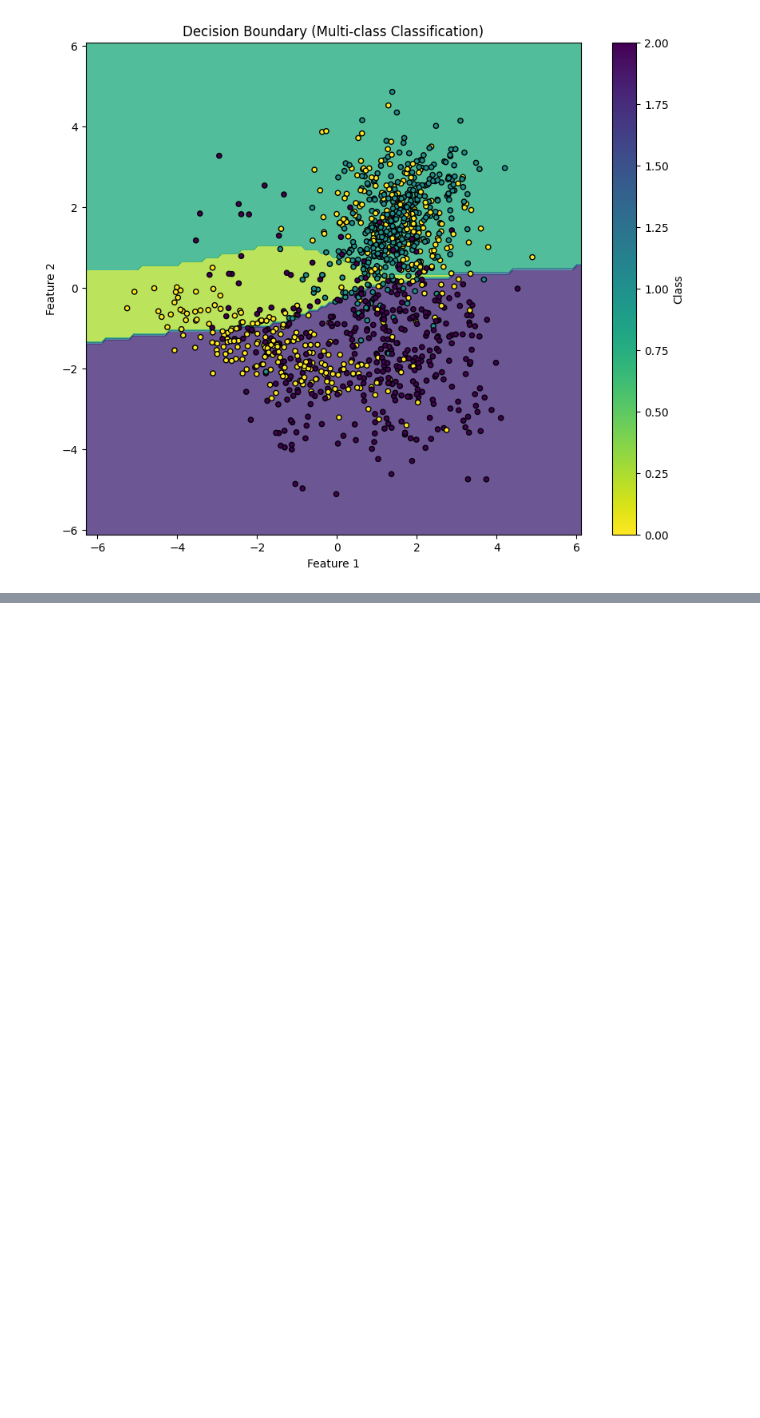
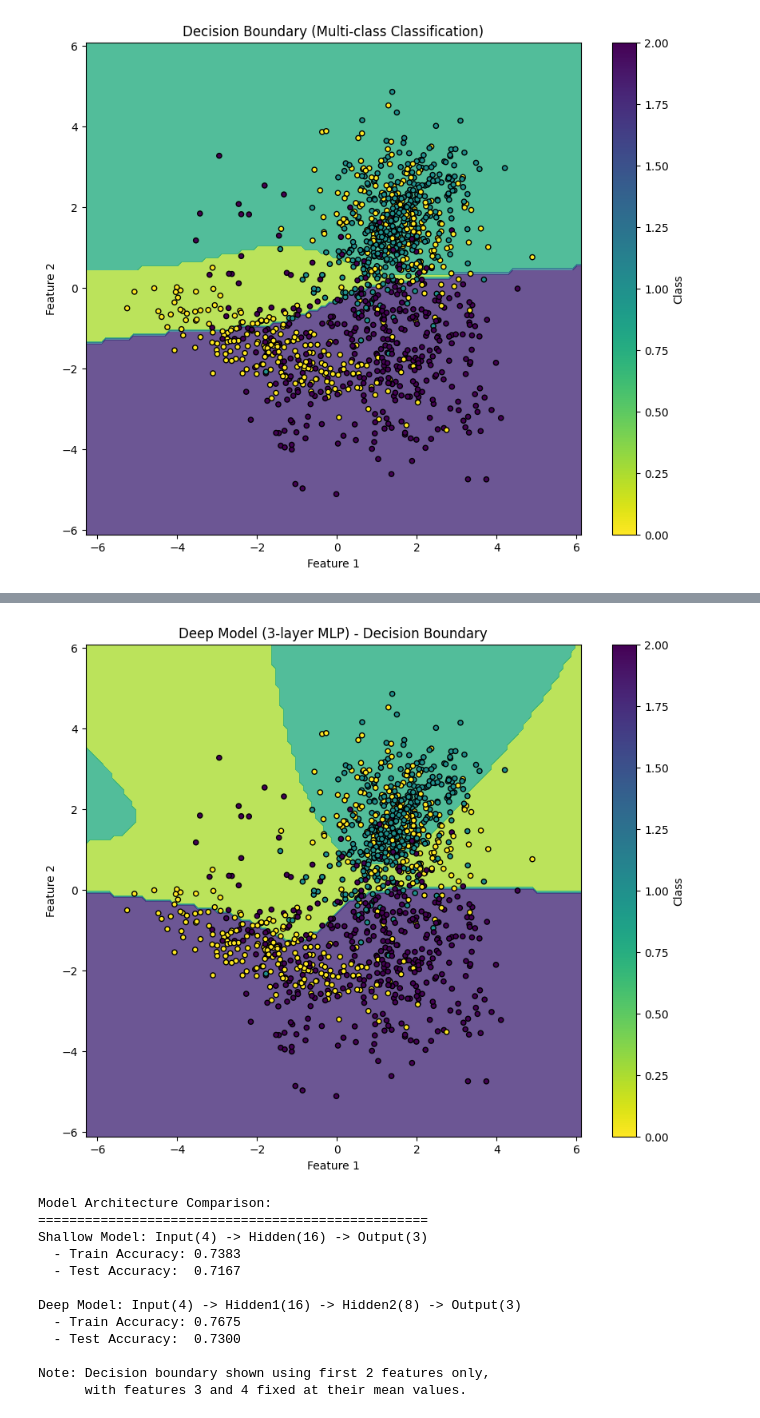
Before and after one commit to leonardoct3/mlp-ex-3, a Jupyter notebook: src/main.ipynb, the cells around one changed output, grey strips where cells are left out. Saved outputs shown, nothing was run; the diff lists cells and outputs as text; code cells hidden in the pictures; blank space fills up the shorter version.

```diff
--- a/src/main.ipynb
+++ b/src/main.ipynb
@@ -703,0 +853,16 @@ plt.show()
+# %%
+# Instantiate the deeper model with 2 hidden layers
+model_deep = MLPDeep(input_size=4, hidden1_size=16, hidden2_size=8, output_size=3, lr=0.05)
+losses = model_deep.fit(X_train, y_train, epochs=500)
+
+# Test accuracy
+train_accuracy = model_deep.accuracy(X_train, y_train)
+test_accuracy = model_deep.accuracy(X_test, y_test)
+
+print(f"\nTraining accuracy: {train_accuracy:.4f}")
+print(f"Test accuracy: {test_accuracy:.4f}")
+
+# Compare predictions with the shallow model
+print(f"\nComparison:")
+print(f"Shallow model (2-layer) - Train: {model.accuracy(X_train, y_train):.4f}, Test: {model.accuracy(X_test, y_test):.4f}")
+print(f"Deep model (3-layer) - Train: {train_accuracy:.4f}, Test: {test_accuracy:.4f}")
@@ -703,0 +887,55 @@ plt.show()
+# %%
+# Decision boundary visualization for the deeper MLP model
+# Note: We can only visualize 2D, so we'll use the first 2 features
+x_min, x_max = X[:, 0].min() - 1, X[:, 0].max() + 1
+y_min, y_max = X[:, 1].min() - 1, X[:, 1].max() + 1
+xx, yy = np.meshgrid(np.arange(x_min, x_max, 0.1), np.arange(y_min, y_max, 0.1))
+
+# Create grid points with 4 features (padding the last 2 with mean values)
+grid_2d = np.c_[xx.ravel(), yy.ravel()]
+# Pad with mean values of features 2 and 3 from training data
+grid_4d = np.column_stack([grid_2d,
+                          np.full(grid_2d.shape[0], X_train[:, 2].mean()),
+                          np.full(grid_2d.shape[0], X_train[:, 3].mean())])
+
+# Get predictions using the deep model
+Z_deep = model_deep.predict(grid_4d)
+Z_deep = Z_deep.reshape(xx.shape)
+
+# Create the visualization
+plt.figure(figsize=(10, 8))
+plt.contourf(xx, yy, Z_deep, alpha=0.8, cmap='viridis_r', levels=3)
+plt.scatter(X_train[:, 0], X_train[:, 1], c=y_train, edgecolors='k', cmap='viridis_r', s=20)
+plt.title("Deep Model (3-layer MLP) - Decision Boundary")
+plt.xlabel("Feature 1")
+plt.ylabel("Feature 2")
+plt.colorbar(label='Class')
+plt.show()
+
+# Print comparison summary
+print("\nModel Architecture Comparison:")
+print("=" * 50)
+print(f"Shallow Model: Input(4) -> Hidden(16) -> Output(3)")
+print(f"  - Train Accuracy: {model.accuracy(X_train, y_train):.4f}")
+print(f"  - Test Accuracy:  {model.accuracy(X_test, y_test):.4f}")
+print()
+print(f"Deep Model: Input(4) -> Hidden1(16) -> Hidden2(8) -> Output(3)")
+print(f"  - Train Accuracy: {model_deep.accuracy(X_train, y_train):.4f}")
+print(f"  - Test Accuracy:  {model_deep.accuracy(X_test, y_test):.4f}")
+print()
+print("Note: Decision boundary shown using first 2 features only,")
+print("      with features 3 and 4 fixed at their mean values.")
+# %% [output]
+[figure, added]
+Model Architecture Comparison:
+==================================================
+Shallow Model: Input(4) -> Hidden(16) -> Output(3)
+  - Train Accuracy: 0.7383
+  - Test Accuracy:  0.7167
+
+Deep Model: Input(4) -> Hidden1(16) -> Hidden2(8) -> Output(3)
+  - Train Accuracy: 0.7675
+  - Test Accuracy:  0.7300
+
+Note: Decision boundary shown using first 2 features only,
+      with features 3 and 4 fixed at their mean values.
```
Also changed, not shown: parts of 6 cells of this notebook.
